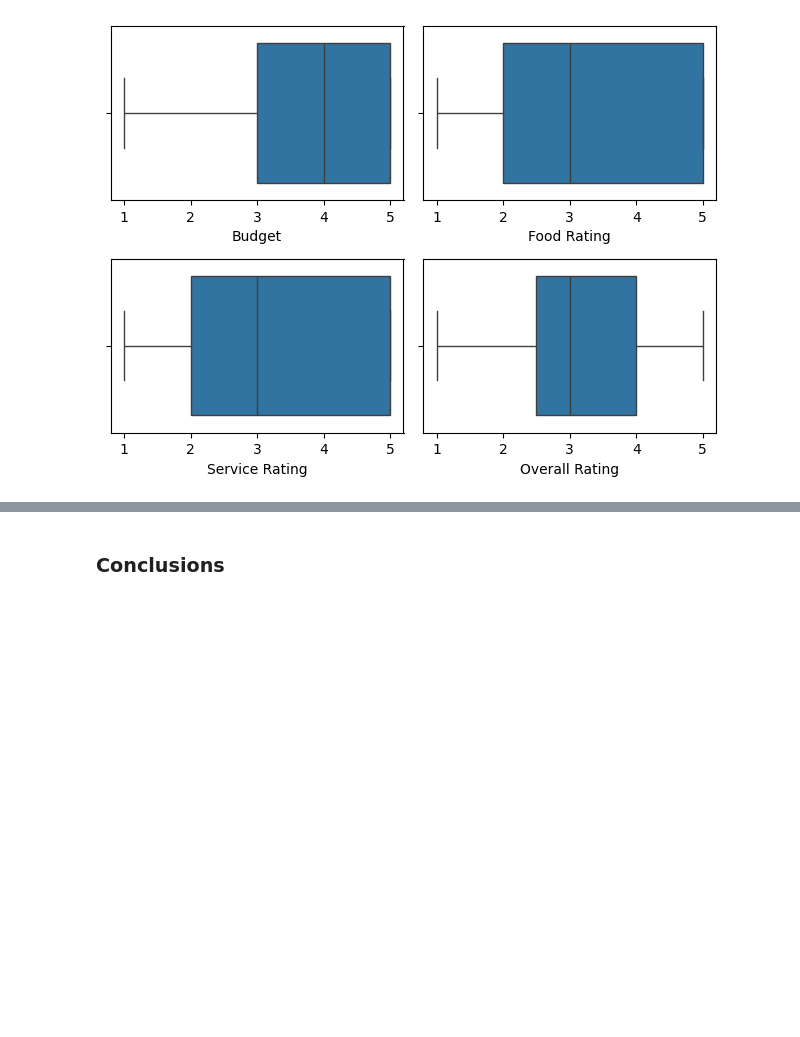
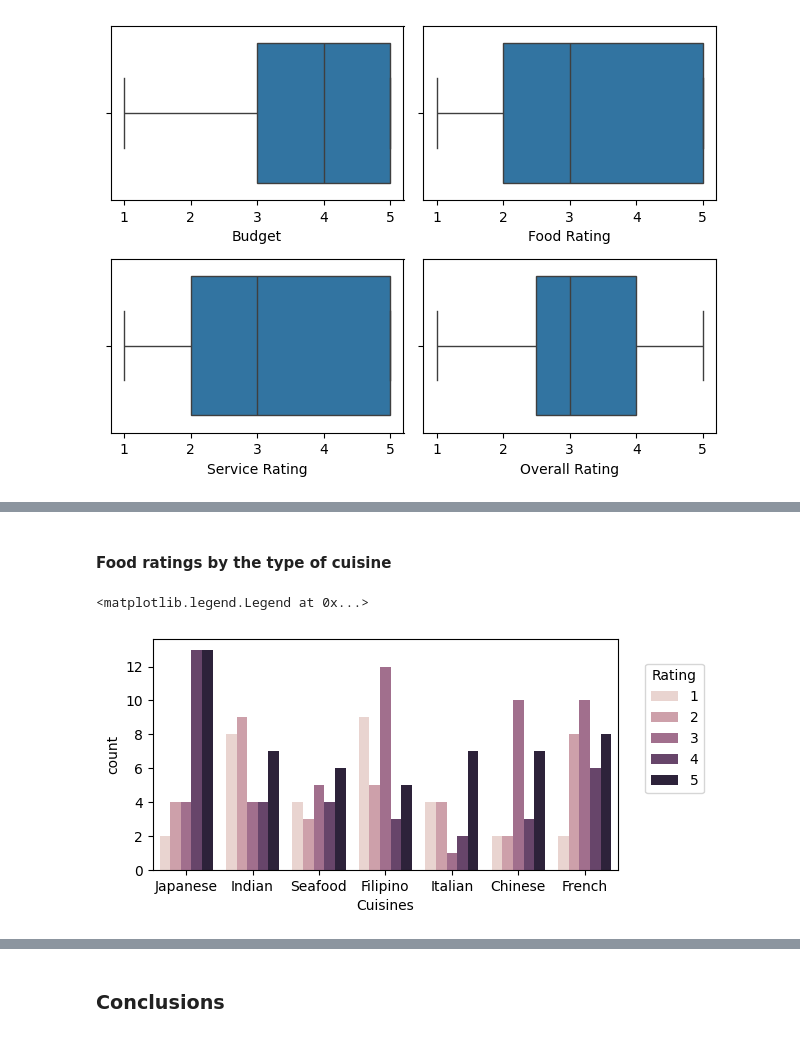
Before and after one commit to marta-glanowska/data-science, a Jupyter notebook: Projects/EDA/EDA_cuisine_rating.ipynb, the cells around one changed output, grey strips where cells are left out. Drawn from its saved outputs; the diff is of its cells as text; code cells hidden in the pictures; blank space fills up the shorter version.

```diff
--- a/Projects/EDA/EDA_cuisine_rating.ipynb
+++ b/Projects/EDA/EDA_cuisine_rating.ipynb
@@ -232 +269,11 @@ sns.displot(data=df, x='Age', bins=10, kde=True, height=3)
+# %% [markdown]
+#### Food ratings by the type of cuisine
+# %%
+# Comparison of number of ratings by type of cuisine
+plt.figure(figsize=(6,3))
+sns.countplot(data=df, x='Cuisines', hue='Food Rating')
+plt.legend(bbox_to_anchor=(1.2, 0.3), loc=4, title='Rating')
+# %% [output]
+<matplotlib.legend.Legend at 0x...>
+[figure, added]
 # %%
```
Also changed, not shown: parts of 16 cells of this notebook.
